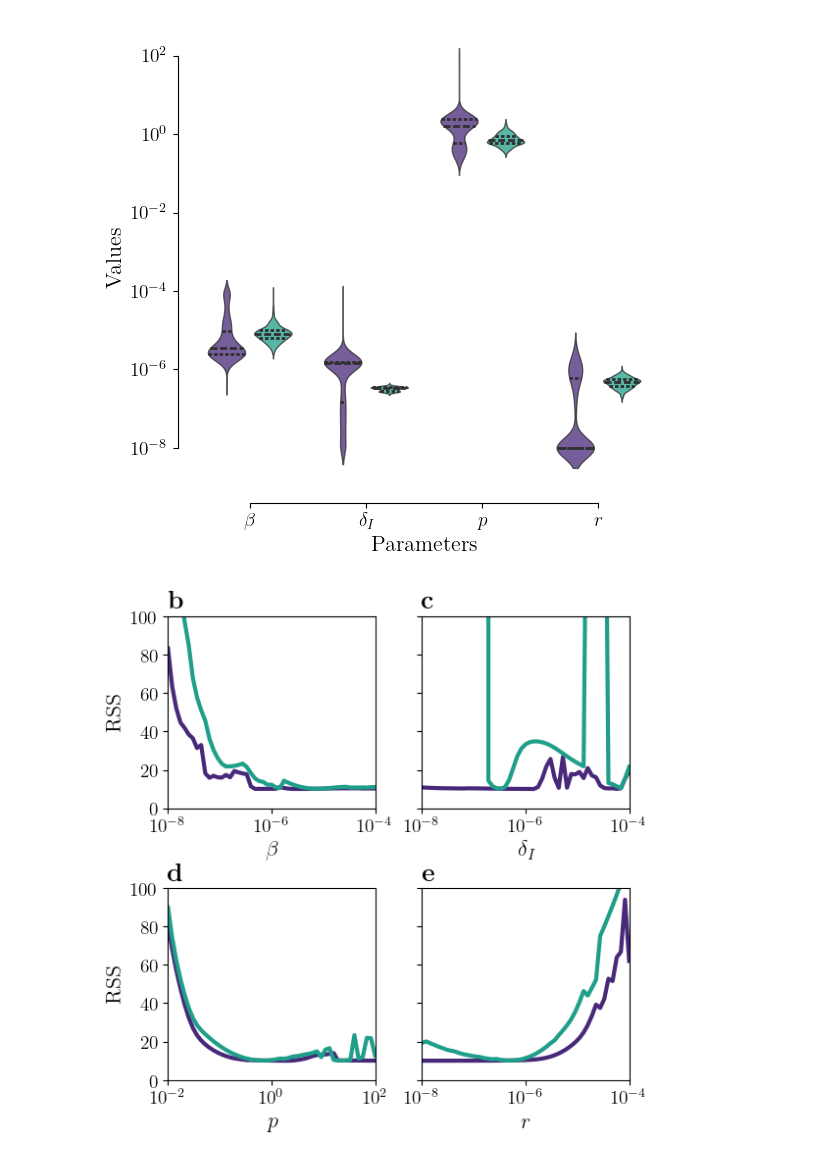
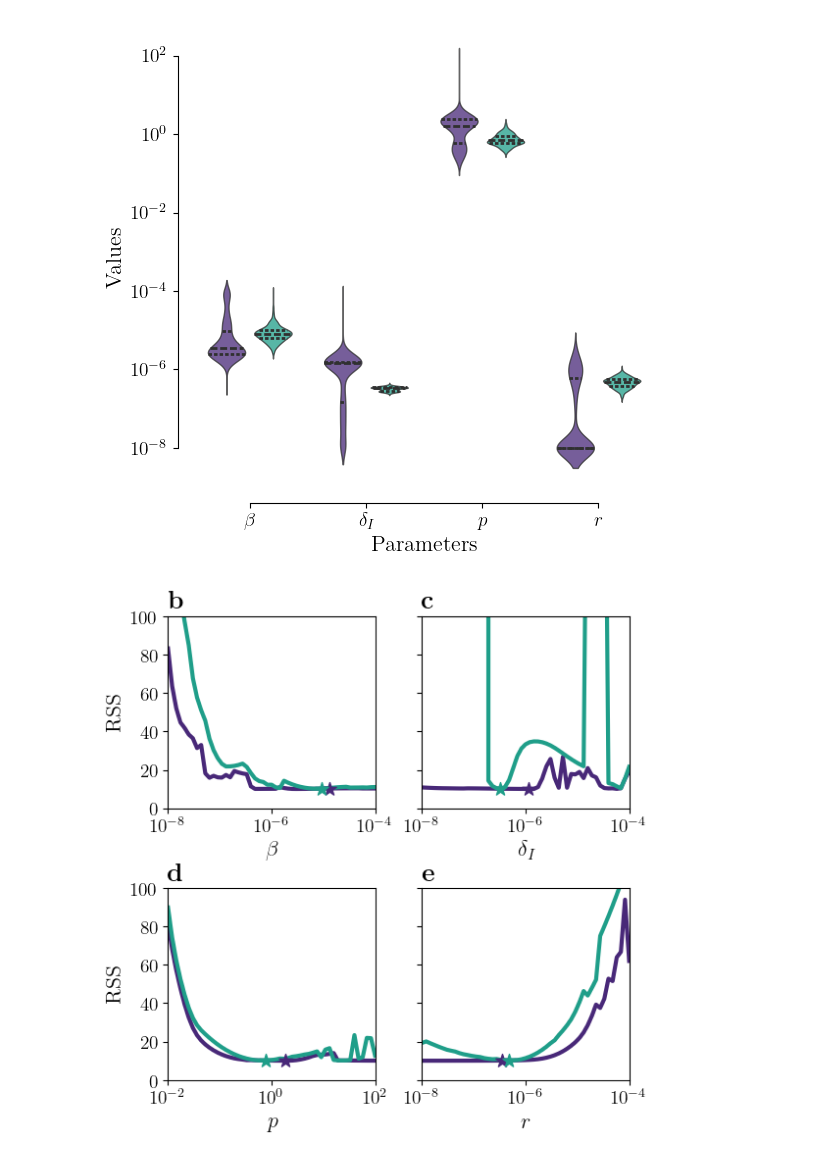
Before and after one commit to systemsmedicine/CrossLabFit, a Jupyter notebook: pyNotebooks/influenzaModel.ipynb, the cells around one changed output. Cells and saved outputs as stored; diff of their text form; code cells hidden in the pictures.

Commit message:
adding mean of parameters in profiles plot

```diff
--- a/pyNotebooks/influenzaModel.ipynb
+++ b/pyNotebooks/influenzaModel.ipynb
@@ -370,3 +370,6 @@ dfParams.head()
 | 2 | 50.003453 | 0.000004 | 1.390273e-06 | 1.877154 | 2.900013 | 1.000230e-08 | 0.011 | 8.4353 |
 | 3 | 50.003453 | 0.000016 | 8.115214e-08 | 0.393822 | 2.900013 | 9.740921e-07 | 0.011 | 5.7286 |
 | 4 | 50.003453 | 0.000002 | 1.579065e-06 | 2.914070 | 2.900013 | 1.000000e-08 | 0.011 | 9.4177 |
+# %%
+dfParam_describe_qt = dfParams.drop(['$V_0$', '$c$', '$\\delta_T$', 'RSS'], axis=1).describe()
+dfParam_describe_qt
@@ -408,3 +421,6 @@ dfParams.tail(4)
 | 421 | 50.003453 | 0.000005 | 2.712064e-07 | 0.900119 | 2.900013 | 3.457801e-07 | 0.011 | 7.7544 |
 | 422 | 50.003453 | 0.000005 | 2.930893e-07 | 1.319775 | 2.900013 | 2.524062e-07 | 0.011 | 4.5958 |
 | 423 | 50.003453 | 0.000010 | 3.513177e-07 | 0.506874 | 2.900013 | 6.737519e-07 | 0.011 | 11.2910 |
+# %%
+dfParam_describe_ql = dfParams.drop(['$V_0$', '$c$', '$\\delta_T$', 'RSS'], axis=1).describe()
+dfParam_describe_ql
@@ -535,6 +561,10 @@ fig, axs = plt.subplots(nrows=2, ncols=2, figsize=(6,6), facecolor='white', shar
 
 axs[0,0].plot(10**df_bet_qt['$\\beta$'], df_bet_qt['RSS'], lw=3, color=palette[0])
 axs[0,0].plot(10**df_bet_ql['$\\beta$'], df_bet_ql['RSS'], lw=3, color=palette[4])
+axs[0,0].scatter(dfParam_describe_qt.loc['mean']['$\\beta$'], 10, color=palette[0],
+                 marker='*', s=100, zorder=2)
+axs[0,0].scatter(dfParam_describe_ql.loc['mean']['$\\beta$'], 10, color=palette[4],
+                 marker='*', s=100, zorder=2)
 # axs[0,0].set_xscale('log')
 axs[0,0].set_xlabel('$\\beta$')
 axs[0,0].set_ylabel('RSS')
@@ -542,33 +572,45 @@ axs[0,0].set_xlim((1e-8,1e-4))
 
 axs[0,1].plot(10**df_delI_qt['$\\delta_I$'], df_delI_qt['RSS'], lw=3, color=palette[0])
 axs[0,1].plot(10**df_delI_ql['$\\delta_I$'], df_delI_ql['RSS'], lw=3, color=palette[4])
+axs[0,1].scatter(dfParam_describe_qt.loc['mean']['$\\delta_I$'], 10, color=palette[0],
+                 marker='*', s=100, zorder=2)
+axs[0,1].scatter(dfParam_describe_ql.loc['mean']['$\\delta_I$'], 10, color=palette[4],
+                 marker='*', s=100, zorder=2)
 axs[0,1].set_xlabel('$\\delta_I$')
 axs[0,1].set_xlim((1e-8,1e-4))
 
 axs[1,0].plot(10**df_p_qt['$p$'], df_p_qt['RSS'], lw=3, color=palette[0])
 axs[1,0].plot(10**df_p_ql['$p$'], df_p_ql['RSS'], lw=3, color=palette[4])
+axs[1,0].scatter(dfParam_describe_qt.loc['mean']['$p$'], 10, color=palette[0],
+                 marker='*', s=100, zorder=2)
+axs[1,0].scatter(dfParam_describe_ql.loc['mean']['$p$'], 10, color=palette[4],
+                 marker='*', s=100, zorder=2)
 axs[1,0].set_xlabel('$p$')
 axs[1,0].set_ylabel('RSS')
 axs[1,0].set_xlim((1e-2,1e2))
 
 axs[1,1].plot(10**df_r_qt['$r$'], df_r_qt['RSS'], lw=3, color=palette[0])
 axs[1,1].plot(10**df_r_ql['$r$'], df_r_ql['RSS'], lw=3, color=palette[4])
+axs[1,1].scatter(dfParam_describe_qt.loc['mean']['$r$'], 10, color=palette[0],
+                 marker='*', s=100, zorder=2)
+axs[1,1].scatter(dfParam_describe_ql.loc['mean']['$r$'], 10, color=palette[4],
+                 marker='*', s=100, zorder=2)
 axs[1,1].set_xlabel('$r$')
 axs[1,1].set_xlim((1e-8,1e-4))
 
 for i in range(2):
     for j in range(2):
         axs[i,j].set_xscale('log')
 plt.setp(axs, ylim=(0,100))
 
 axs[0,0].set_title(r'\textbf{b}', loc='left')
 axs[0,1].set_title(r'\textbf{c}', loc='left')
 axs[1,0].set_title(r'\textbf{d}', loc='left')
 axs[1,1].set_title(r'\textbf{e}', loc='left')
 
 plt.tight_layout(w_pad=0.5, h_pad=0.1)
-plt.savefig("influenza_profiles_fix.svg", transparent=True)
+# plt.savefig("influenza_profiles_fix.svg", transparent=True)
 
 plt.show()
 # %% [output]
-[figure, old version]
+[figure, new version]
```
Also changed, not shown: parts of 6 cells of this notebook, 1 other file.
